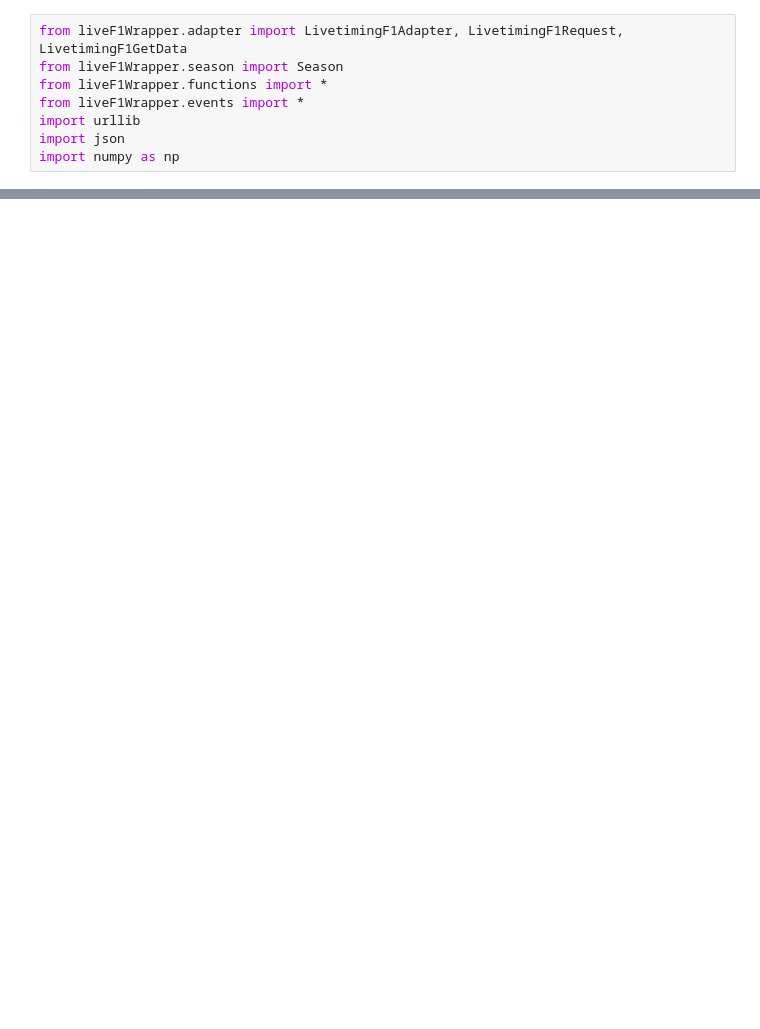
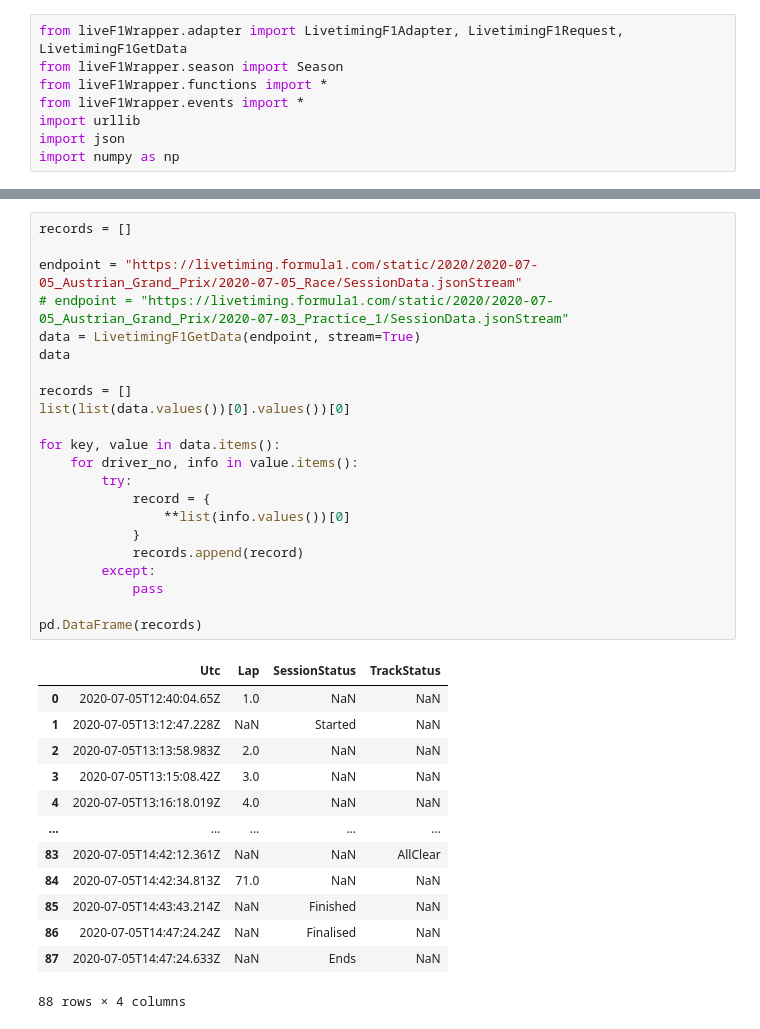
Before and after one commit to GoktugOcal/f1-data-ingestion, a Jupyter notebook: dev.ipynb, the cells around one changed output, grey strips where cells are left out. Cells and saved outputs as stored; diff of their text form; blank space fills up the shorter version.

Commit message:
trackstatus

```diff
--- a/dev.ipynb
+++ b/dev.ipynb
@@ -81,0 +82,36 @@ for val in list(data.values()):
+# %%
+records = []
+
+endpoint = "https://livetiming.formula1.com/static/2020/2020-07-05_Austrian_Grand_Prix/2020-07-05_Race/SessionData.jsonStream"
+# endpoint = "https://livetiming.formula1.com/static/2020/2020-07-05_Austrian_Grand_Prix/2020-07-03_Practice_1/SessionData.jsonStream"
+data = LivetimingF1GetData(endpoint, stream=True)
+data
+
+records = []
+list(list(data.values())[0].values())[0]
+
+for key, value in data.items():
+    for driver_no, info in value.items():
+        try:
+            record = {
+                **list(info.values())[0]
+            }
+            records.append(record)
+        except:
+            pass
+
+pd.DataFrame(records)
+# %% [output]
+|  | Utc | Lap | SessionStatus | TrackStatus |
+| 0 | 2020-07-05T12:40:04.65Z | 1.0 | NaN | NaN |
+| 1 | 2020-07-05T13:12:47.228Z | NaN | Started | NaN |
+| 2 | 2020-07-05T13:13:58.983Z | 2.0 | NaN | NaN |
+| 3 | 2020-07-05T13:15:08.42Z | 3.0 | NaN | NaN |
+| 4 | 2020-07-05T13:16:18.019Z | 4.0 | NaN | NaN |
+| ... | ... | ... | ... | ... |
+| 83 | 2020-07-05T14:42:12.361Z | NaN | NaN | AllClear |
+| 84 | 2020-07-05T14:42:34.813Z | 71.0 | NaN | NaN |
+| 85 | 2020-07-05T14:43:43.214Z | NaN | Finished | NaN |
+| 86 | 2020-07-05T14:47:24.24Z | NaN | Finalised | NaN |
+| 87 | 2020-07-05T14:47:24.633Z | NaN | Ends | NaN |
+88 rows × 4 columns
```
Also changed, not shown: parts of 10 cells of this notebook, 2 other files.
